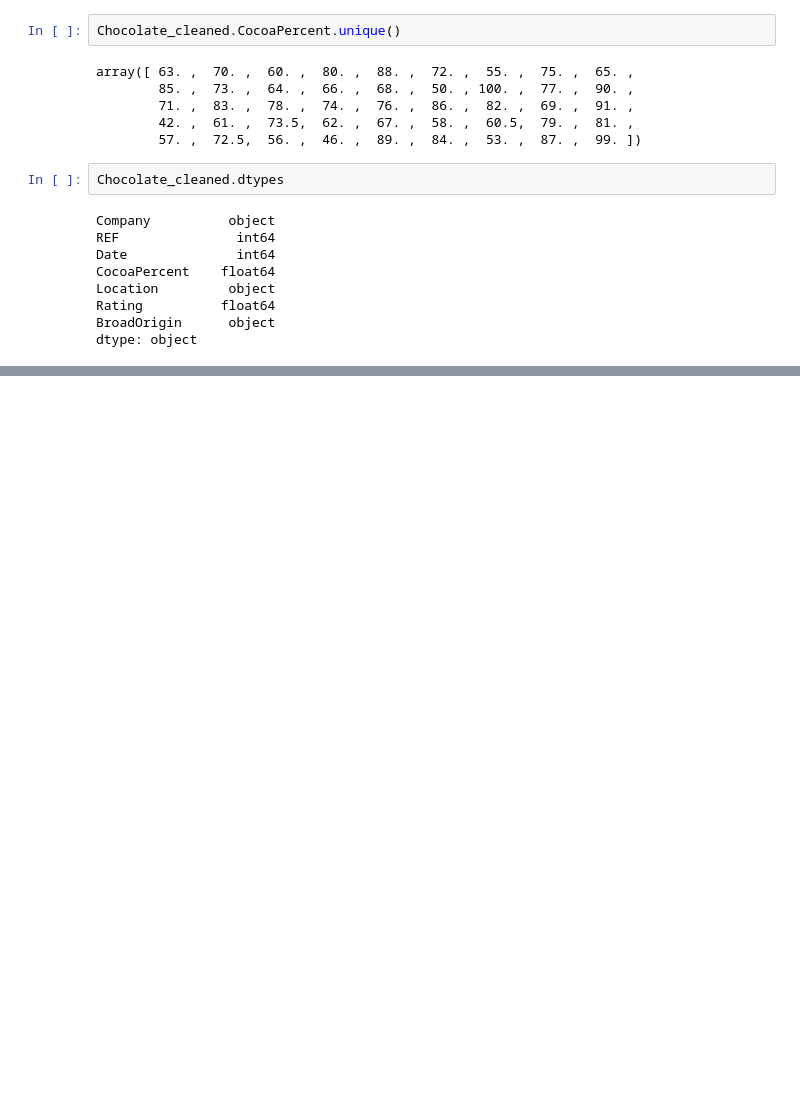
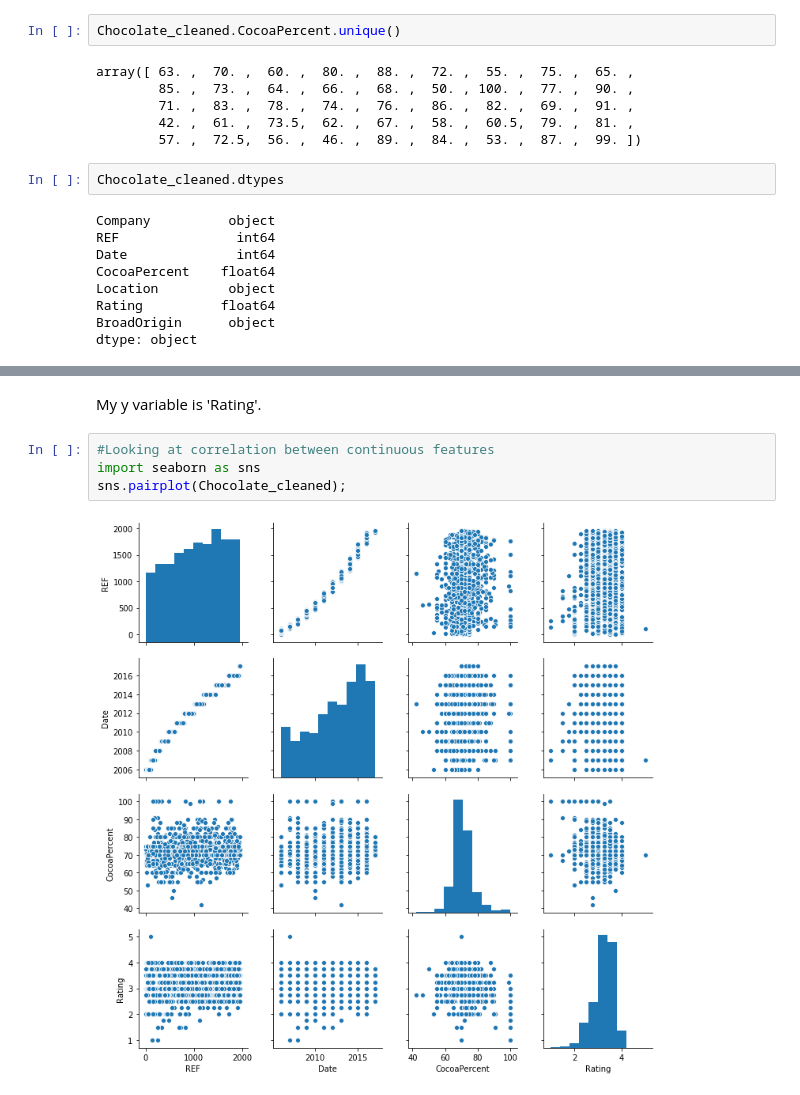
Before and after one commit to greeeneg/final-project, a Jupyter notebook: Cleaned Final Project .ipynb, the cells around one changed output, grey strips where cells are left out. Cells and saved outputs as stored; diff of their text form; blank space fills up the shorter version.

```diff
--- a/Cleaned Final Project .ipynb
+++ b/Cleaned Final Project .ipynb
@@ -407,0 +417,8 @@ dtype: object
+# %% [markdown]
+My y variable is 'Rating'.
+# %%
+#Looking at correlation between continuous features
+import seaborn as sns
+sns.pairplot(Chocolate_cleaned);
+# %% [output]
+[figure, added]
```
Also changed, not shown: parts of 39 cells of this notebook, 1 other file.
